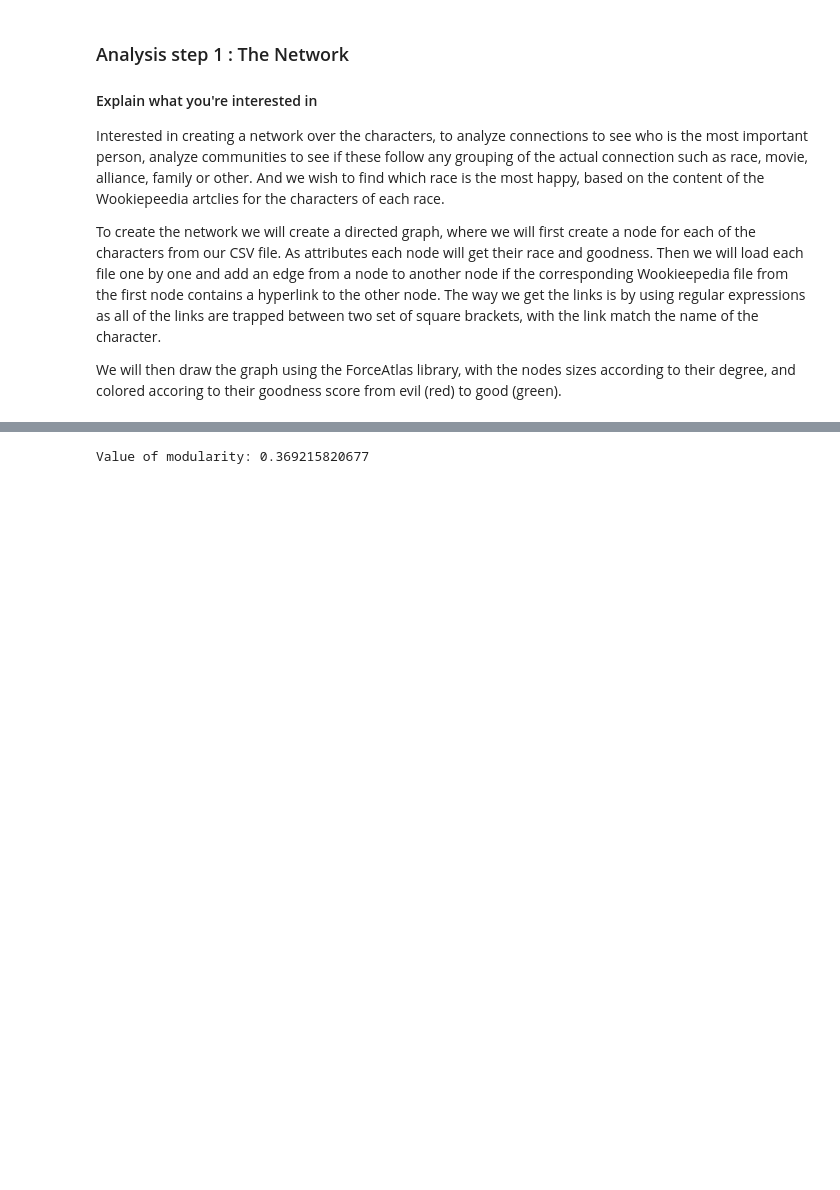
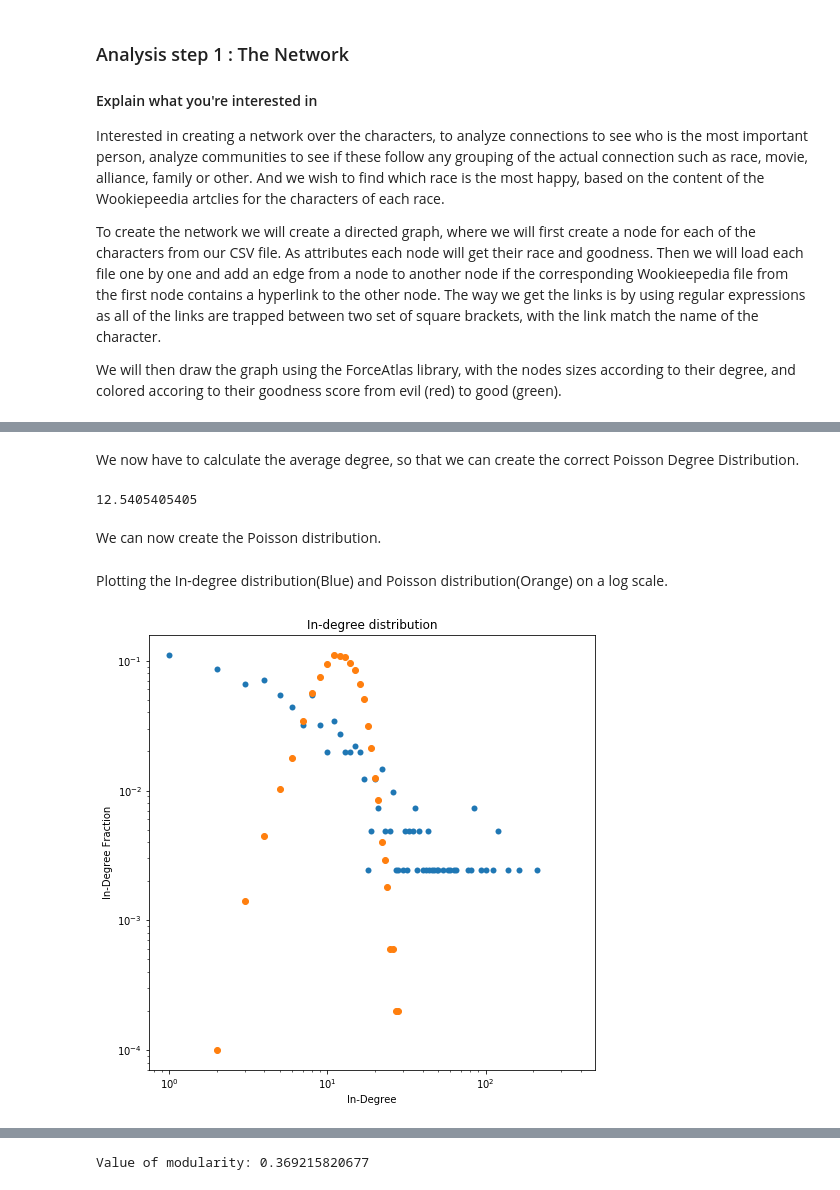
Before and after one commit to JacobPjetursson/Social_Graphs_Wookiepedia, a Jupyter notebook: ExplainersNoteBook.ipynb, the cells around one changed output, grey strips where cells are left out. Drawn from its saved outputs; the diff is of its cells as text; code cells hidden in the pictures; blank space fills up the shorter version.

Commit message:
Scale-free network part implemented

```diff
--- a/ExplainersNoteBook.ipynb
+++ b/ExplainersNoteBook.ipynb
@@ -401,0 +414,50 @@ plt.show()
+# %%
+# Calculating the fraction of nodes by degree for both in and out degree
+pkin = [0.0] * 213
+pkout = [0.0] * 157
+for node in G.nodes() :
+    pkin[G.in_degree(node)] += 1
+    pkout[G.out_degree(node)] += 1
+numberOfNodes = len(G.nodes())
+pkin = [i/numberOfNodes for i in pkin]
+pkout = [i/numberOfNodes for i in pkout]
+# %% [markdown]
+We now have to calculate the average degree, so that we can create the correct Poisson Degree Distribution.
+# %%
+# Calculating the average degree. (Average in and out degree obviously have to be equal)
+averagek = 0.0
+for node in G.nodes() :
+    averagek += G.in_degree(node)
+averagek = averagek/numberOfNodes
+print averagek
+# %% [output]
+12.5405405405
+# %% [markdown]
+We can now create the Poisson distribution.
+# %%
+pkrandomx = []
+pkrandomy = []
+poisson = np.random.poisson(averagek, 10000)
+for i in range(369) :
+    pkrandomx.append(i)
+    pkrandomy.append(len([j for j in poisson if j == i])/10000.0)
+# %% [markdown]
+Plotting the In-degree distribution(Blue) and Poisson distribution(Orange) on a log scale.
+# %%
+pkplotiny = []
+pkplotinx = []
+for i in range(213) :
+    if not pkin[i] == 0.0 :
+        pkplotiny.append(pkin[i])
+        pkplotinx.append(i)
+fig = plt.figure(figsize=(8,8))
+plt.title("In-degree distribution")
+plt.xlabel("In-Degree")
+plt.ylabel("In-Degree Fraction")
+ax = plt.gca()
+ax.plot(pkplotinx ,pkplotiny, 'o', markeredgecolor='none')
+ax.plot(pkrandomx, pkrandomy, 'o')
+ax.set_yscale('log')
+ax.set_xscale('log')
+# %% [output]
+[figure, added]
```
Also changed, not shown: parts of 10 cells of this notebook.
